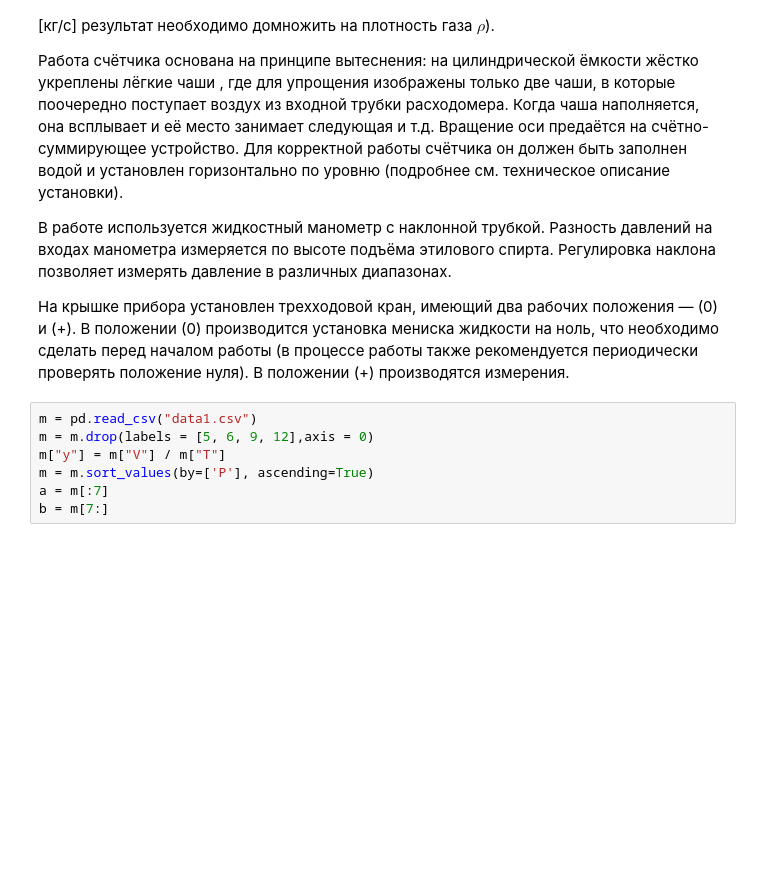
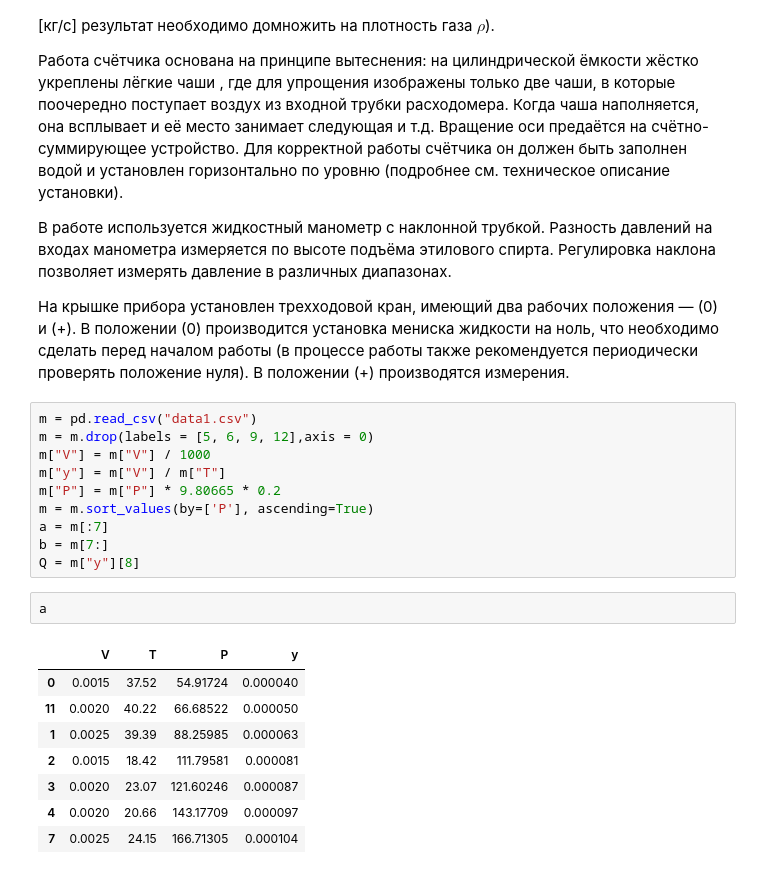
Before and after one commit to skolkovo-bba/labs2, a Jupyter notebook: 1.3.3/lab133.ipynb, the cells around one changed output. Drawn from its saved outputs; the diff is of its cells as text; blank space fills up the shorter version.

```diff
--- a/1.3.3/lab133.ipynb
+++ b/1.3.3/lab133.ipynb
@@ -60,10 +71,24 @@ $$a\approx 0.2rRe$$
 # %%
 m = pd.read_csv("data1.csv")
 m = m.drop(labels = [5, 6, 9, 12],axis = 0)
+m["V"] = m["V"] / 1000
 m["y"] = m["V"] / m["T"]
+m["P"] = m["P"] * 9.80665 * 0.2
 m = m.sort_values(by=['P'], ascending=True)
 a = m[:7]
 b = m[7:]
+Q = m["y"][8]
+# %%
+a
+# %% [output]
+|  | V | T | P | y |
+| 0 | 0.0015 | 37.52 | 54.91724 | 0.000040 |
+| 11 | 0.0020 | 40.22 | 66.68522 | 0.000050 |
+| 1 | 0.0025 | 39.39 | 88.25985 | 0.000063 |
+| 2 | 0.0015 | 18.42 | 111.79581 | 0.000081 |
+| 3 | 0.0020 | 23.07 | 121.60246 | 0.000087 |
+| 4 | 0.0020 | 20.66 | 143.17709 | 0.000097 |
+| 7 | 0.0025 | 24.15 | 166.71305 | 0.000104 |
 # %%
 plt.figure(figsize=(16, 9), dpi=80)
 
```
Also changed, not shown: parts of 10 cells of this notebook, 2 other files.
